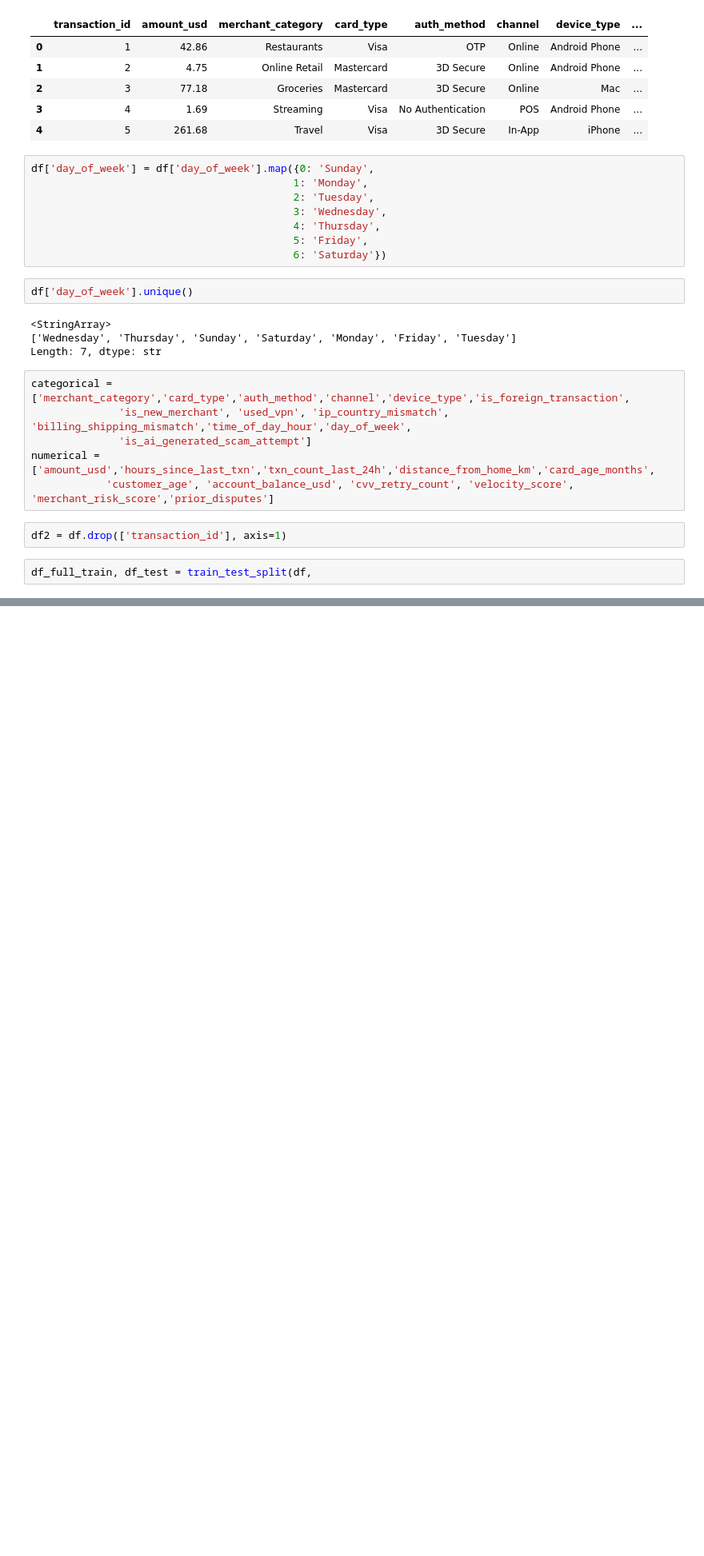
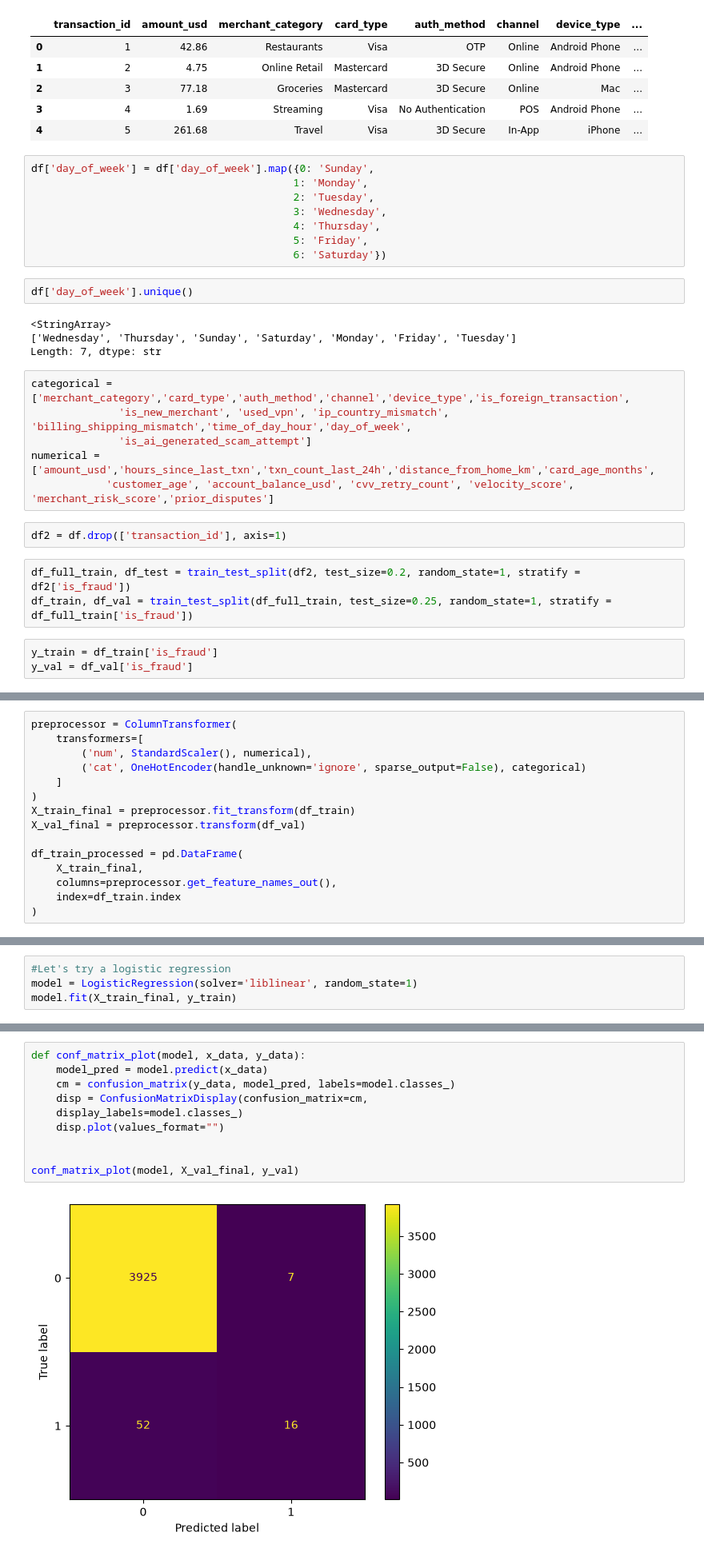
Before and after one commit to MasterGino7/MLZC2026MidTermProject, a Jupyter notebook: Credit Card Fraud Detection.ipynb, the cells around one changed output, grey strips where cells are left out. Shown at 80% size. Saved outputs shown, nothing was run; the diff lists cells and outputs as text; blank space fills up the shorter version.

Commit message:
10NOV2026 REGRESSION MODEL APPLIED

```diff
--- a/Credit Card Fraud Detection.ipynb
+++ b/Credit Card Fraud Detection.ipynb
@@ -96,4 +102,8 @@ numerical = ['amount_usd','hours_since_last_txn','txn_count_last_24h','distance_
 # %%
 df2 = df.drop(['transaction_id'], axis=1)
 # %%
-df_full_train, df_test = train_test_split(df,
+df_full_train, df_test = train_test_split(df2, test_size=0.2, random_state=1, stratify = df2['is_fraud'])
+df_train, df_val = train_test_split(df_full_train, test_size=0.25, random_state=1, stratify = df_full_train['is_fraud'])
+# %%
+y_train = df_train['is_fraud']
+y_val = df_val['is_fraud']
@@ -105,0 +306,15 @@ df_mi = df_mi.sort_values(ascending=False).to_frame(name='MI')
+# %%
+preprocessor = ColumnTransformer(
+    transformers=[
+        ('num', StandardScaler(), numerical),
+        ('cat', OneHotEncoder(handle_unknown='ignore', sparse_output=False), categorical)
+    ]
+)
+X_train_final = preprocessor.fit_transform(df_train)
+X_val_final = preprocessor.transform(df_val)
+
+df_train_processed = pd.DataFrame(
+    X_train_final,
+    columns=preprocessor.get_feature_names_out(),
+    index=df_train.index
+)
@@ -105,0 +330,4 @@ df_mi = df_mi.sort_values(ascending=False).to_frame(name='MI')
+# %%
+#Let's try a logistic regression
+model = LogisticRegression(solver='liblinear', random_state=1)
+model.fit(X_train_final, y_train)
@@ -105,0 +362,12 @@ df_mi = df_mi.sort_values(ascending=False).to_frame(name='MI')
+# %%
+def conf_matrix_plot(model, x_data, y_data):
+    model_pred = model.predict(x_data)
+    cm = confusion_matrix(y_data, model_pred, labels=model.classes_)
+    disp = ConfusionMatrixDisplay(confusion_matrix=cm,
+    display_labels=model.classes_)
+    disp.plot(values_format="")
+
+
+conf_matrix_plot(model, X_val_final, y_val)
+# %% [output]
+[figure, added]
```
Also changed, not shown: parts of 16 cells of this notebook.
